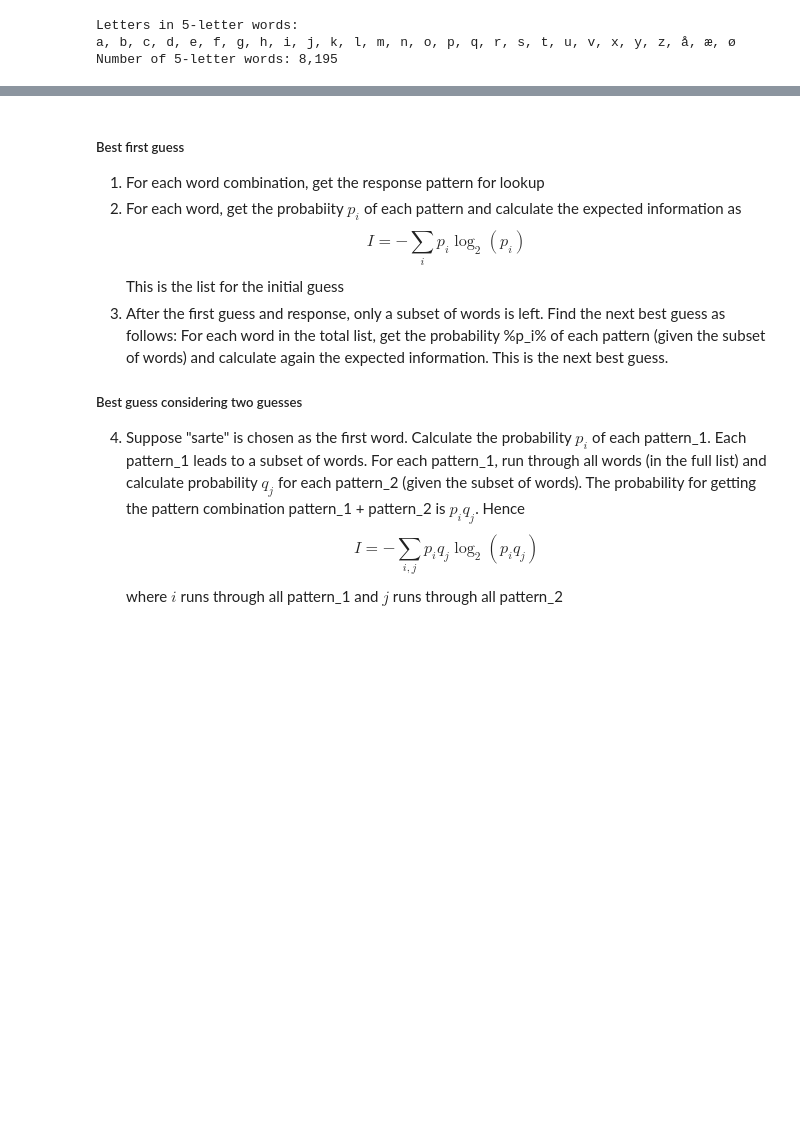
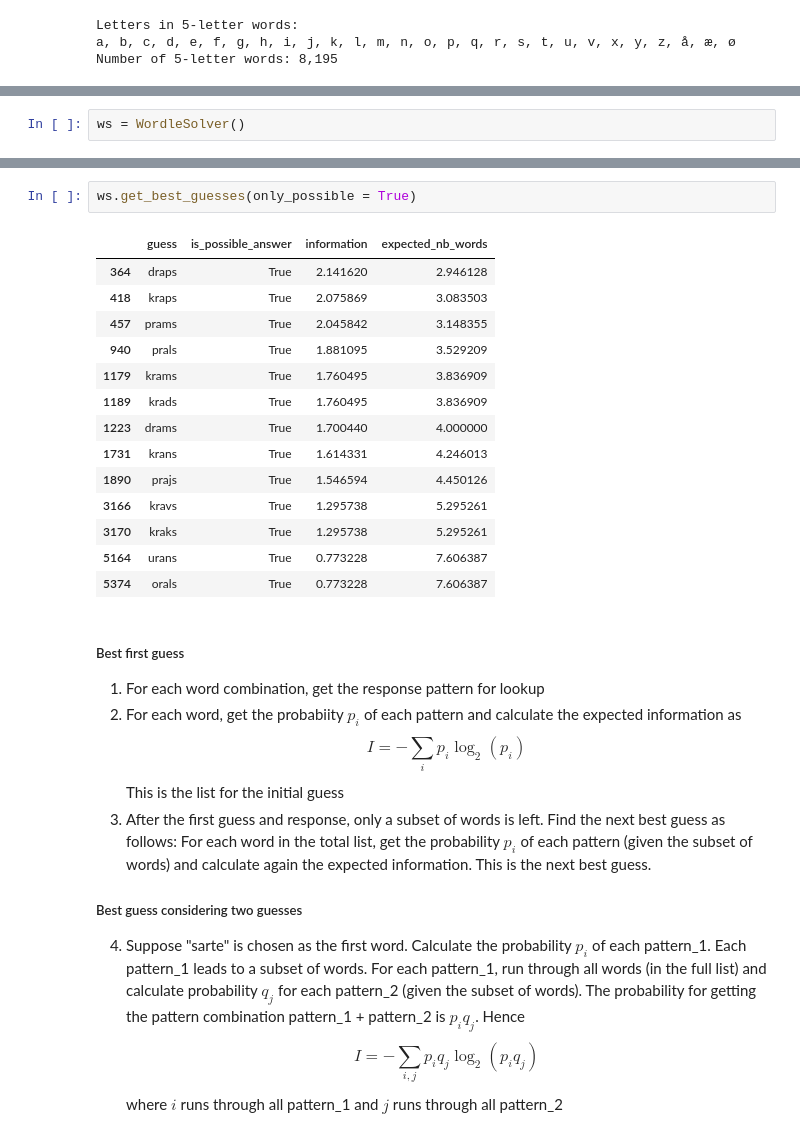
Before and after one commit to jacobsbach/wordle, a Jupyter notebook: wordle.ipynb, the cells around one changed output, grey strips where cells are left out. Cells and saved outputs as stored; diff of their text form; blank space fills up the shorter version.

```diff
--- a/wordle.ipynb
+++ b/wordle.ipynb
@@ -61,0 +18,2 @@ print(2*3**4 + 2*3**3 + 0*3**2 + 1*3**1 + 1*3**0)
+# %%
+ws = WordleSolver()
@@ -62,9 +58,26 @@ print(2*3**4 + 2*3**3 + 0*3**2 + 1*3**1 + 1*3**0)
+# %%
+ws.get_best_guesses(only_possible = True)
+# %% [output]
+|  | guess | is_possible_answer | information | expected_nb_words |
+| 364 | draps | True | 2.141620 | 2.946128 |
+| 418 | kraps | True | 2.075869 | 3.083503 |
+| 457 | prams | True | 2.045842 | 3.148355 |
+| 940 | prals | True | 1.881095 | 3.529209 |
+| 1179 | krams | True | 1.760495 | 3.836909 |
+| 1189 | krads | True | 1.760495 | 3.836909 |
+| 1223 | drams | True | 1.700440 | 4.000000 |
+| 1731 | krans | True | 1.614331 | 4.246013 |
+| 1890 | prajs | True | 1.546594 | 4.450126 |
+| 3166 | kravs | True | 1.295738 | 5.295261 |
+| 3170 | kraks | True | 1.295738 | 5.295261 |
+| 5164 | urans | True | 0.773228 | 7.606387 |
+| 5374 | orals | True | 0.773228 | 7.606387 |
 # %% [markdown]
 ##### Best first guess
 1. For each word combination, get the response pattern for lookup
 2. For each word, get the probabiity $p_i$ of each pattern and calculate the expected information as $$ I =  -\sum_i p_i \log_2(p_i)$$
 This is the list for the initial guess
-3.  After the first guess and response, only a subset of words is left. Find the next best guess as follows: For each word in the total list, get the probability %p_i% of each pattern (given the subset of words) and calculate again the expected information. This is the next best guess.
+3.  After the first guess and response, only a subset of words is left. Find the next best guess as follows: For each word in the total list, get the probability $p_i$ of each pattern (given the subset of words) and calculate again the expected information. This is the next best guess.
 
 ##### Best guess considering two guesses
 4. Suppose "sarte" is chosen as the first word. Calculate the probability $p_i$ of each pattern_1. Each pattern_1 leads to a subset of words. For each pattern_1, run through all words (in the full list) and calculate probability $q_j$ for each pattern_2 (given the subset of words). The probability for getting the pattern combination pattern_1 + pattern_2 is $p_i q_j$. Hence $$ I = -\sum_{i,j} p_iq_j\log_2(p_iq_j) $$
```
Also changed, not shown: parts of 36 cells of this notebook, 2 other files.
